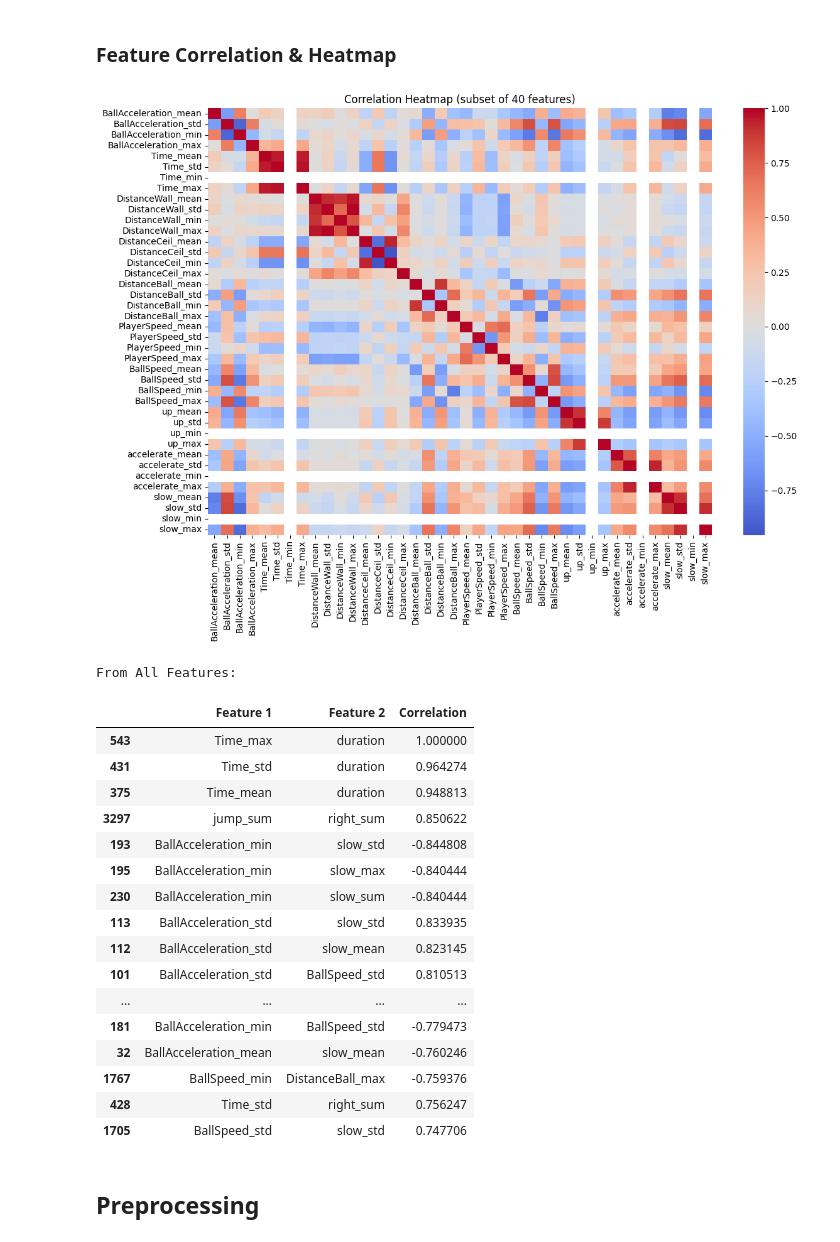
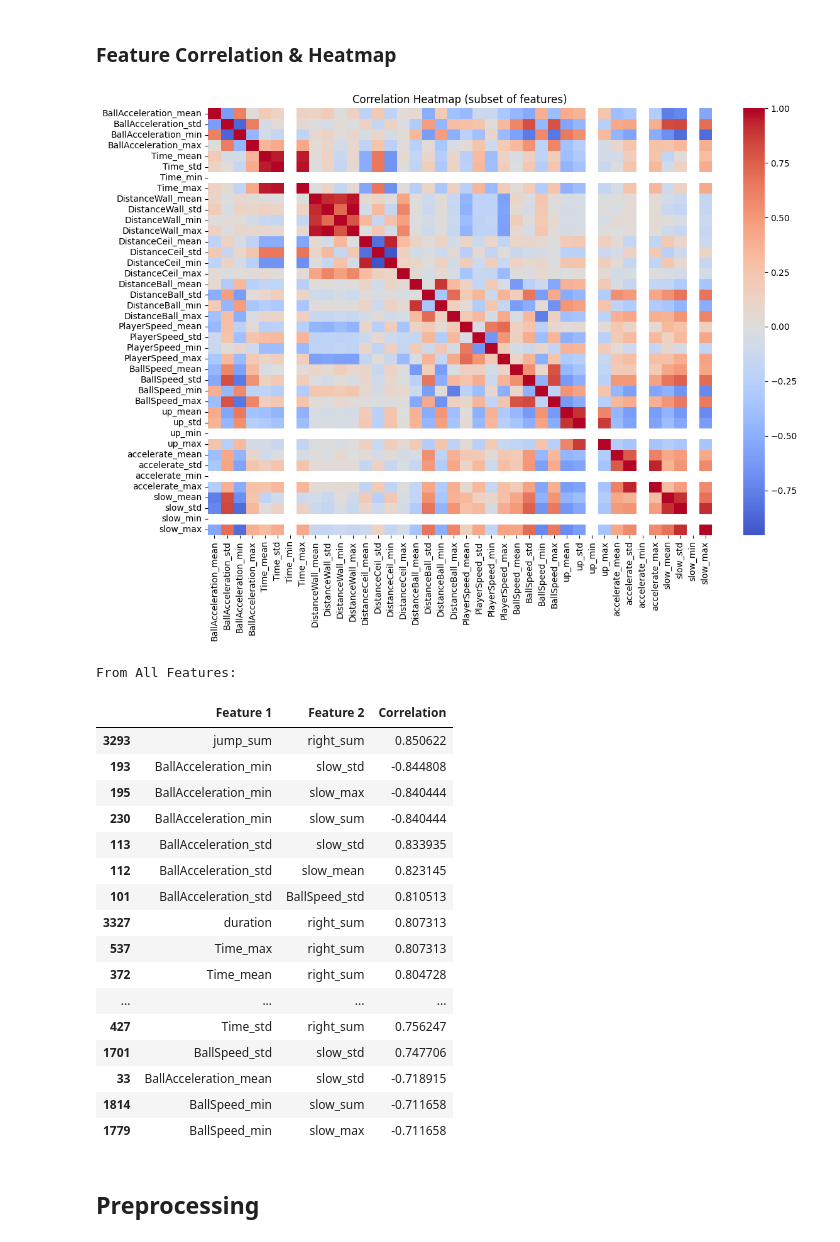
Before and after one commit to ebennett831/CS222-final_project, a Jupyter notebook: rocket_league_classification.ipynb, the cells around one changed output. Saved outputs shown, nothing was run; the diff lists cells and outputs as text; code cells hidden in the pictures.

Commit message:
Add more filtering to correlation chart

```diff
--- a/rocket_league_classification.ipynb
+++ b/rocket_league_classification.ipynb
@@ -266,17 +270,17 @@ Name: count, dtype: int64
 # %%
 numeric_cols = df.select_dtypes(include=[np.number]).columns.tolist()
 exclude_cols = ["label", "target"]
 numeric_feature_cols = [c for c in numeric_cols if c not in exclude_cols]
 heatmap_cols = numeric_feature_cols[:40]
 
 corr = df[heatmap_cols].corr()
 plt.figure(figsize=(12, 9))
 sns.heatmap(corr, cmap="coolwarm", center=0)
-plt.title("Correlation Heatmap (subset of 40 features)")
+plt.title("Correlation Heatmap (subset of features)")
 plt.tight_layout()
 plt.show()
 # %% [output]
-[figure, old version]
+[figure, new version]
 # %%
 numeric_cols = df.select_dtypes(include=[np.number]).columns.tolist()
 exclude_cols = ["label", "target"]
@@ -300,6 +304,10 @@ for col1 in corr.columns:
         if base1 == base2:
             continue
 
+        #Skip time and duration correlation cause duh
+        elif col2 == "duration" and base1 == "Time":
+            continue
+
         value = corr.loc[col1, col2]
 
         pairs.append((col1, col2, value))
@@ -314,22 +322,22 @@ corr_df.sort_values("Abs Corr", ascending=False).drop(columns="Abs Corr").head(2
 # %% [output]
 From All Features:
 |  | Feature 1 | Feature 2 | Correlation |
-| 543 | Time_max | duration | 1.000000 |
-| 431 | Time_std | duration | 0.964274 |
-| 375 | Time_mean | duration | 0.948813 |
-| 3297 | jump_sum | right_sum | 0.850622 |
+| 3293 | jump_sum | right_sum | 0.850622 |
 | 193 | BallAcceleration_min | slow_std | -0.844808 |
 | 195 | BallAcceleration_min | slow_max | -0.840444 |
 | 230 | BallAcceleration_min | slow_sum | -0.840444 |
 | 113 | BallAcceleration_std | slow_std | 0.833935 |
 | 112 | BallAcceleration_std | slow_mean | 0.823145 |
 | 101 | BallAcceleration_std | BallSpeed_std | 0.810513 |
+| 3327 | duration | right_sum | 0.807313 |
+| 537 | Time_max | right_sum | 0.807313 |
+| 372 | Time_mean | right_sum | 0.804728 |
 | ... | ... | ... | ... |
-| 181 | BallAcceleration_min | BallSpeed_std | -0.779473 |
-| 32 | BallAcceleration_mean | slow_mean | -0.760246 |
-| 1767 | BallSpeed_min | DistanceBall_max | -0.759376 |
-| 428 | Time_std | right_sum | 0.756247 |
-| 1705 | BallSpeed_std | slow_std | 0.747706 |
+| 427 | Time_std | right_sum | 0.756247 |
+| 1701 | BallSpeed_std | slow_std | 0.747706 |
+| 33 | BallAcceleration_mean | slow_std | -0.718915 |
+| 1814 | BallSpeed_min | slow_sum | -0.711658 |
+| 1779 | BallSpeed_min | slow_max | -0.711658 |
 # %% [markdown]
 ## Preprocessing
 # %%
```
Also changed, not shown: parts of 12 cells of this notebook.
